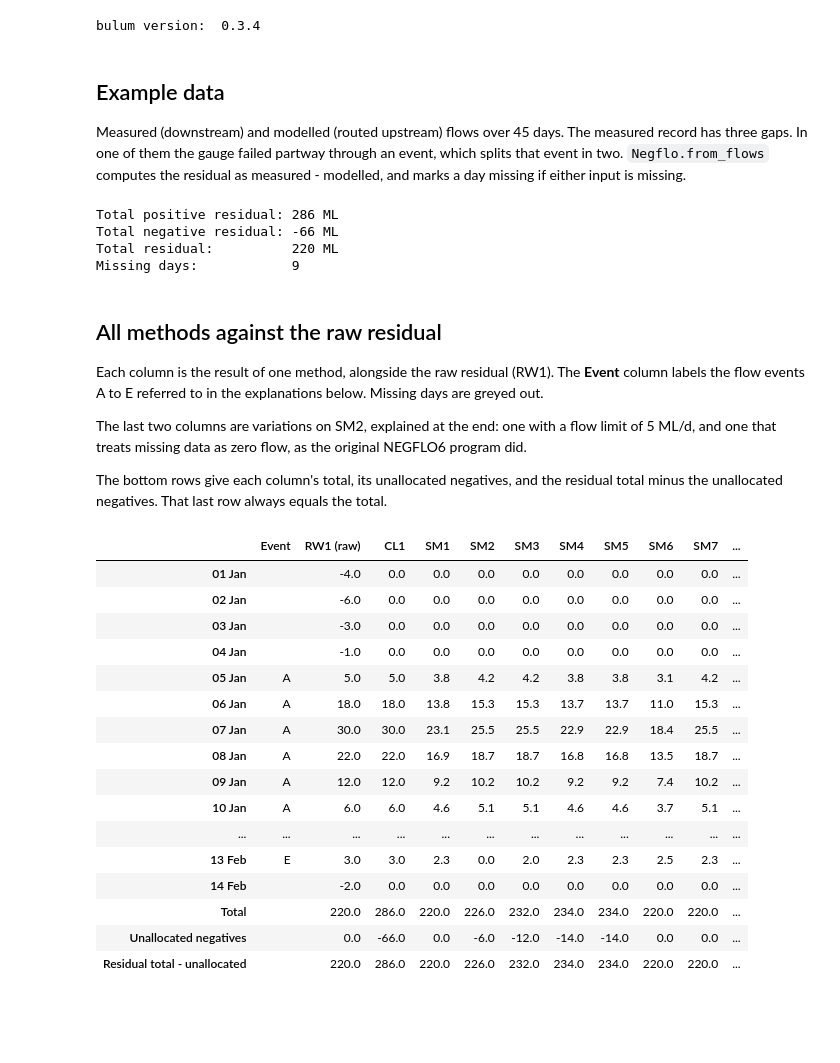
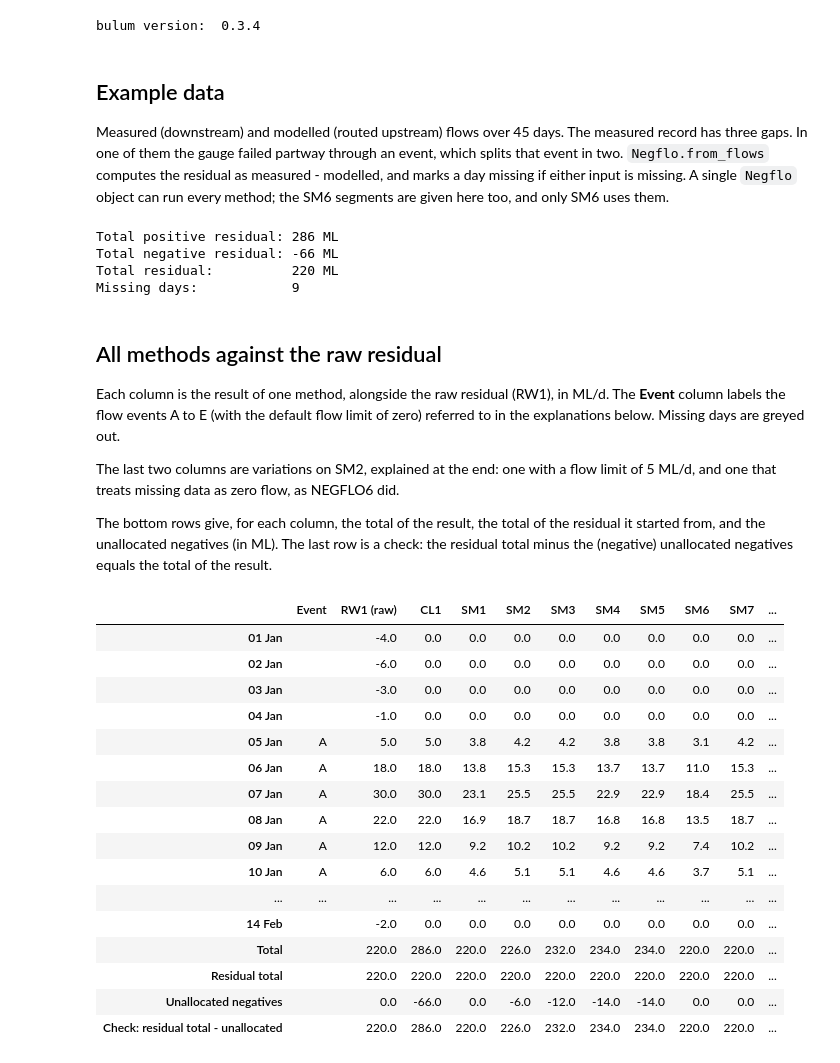
Before and after one commit to odhydrology/bulum, a Jupyter notebook: src/bulum/examples/Examples_negflo.ipynb, the cells around one changed output. Cells and saved outputs as stored; diff of their text form; code cells hidden in the pictures; blank space fills up the shorter version.

```diff
--- a/src/bulum/examples/Examples_negflo.ipynb
+++ b/src/bulum/examples/Examples_negflo.ipynb
@@ -38,6 +44,7 @@ bulum version:  0.3.4
 Measured (downstream) and modelled (routed upstream) flows over 45 days. The measured record has three gaps. In one of
 them the gauge failed partway through an event, which splits that event in two.
 `Negflo.from_flows` computes the residual as measured - modelled, and marks a day missing if either input is missing.
+A single `Negflo` object can run every method; the SM6 segments are given here too, and only SM6 uses them.
 # %%
 nan = np.nan
 dates = pd.date_range("2000-01-01", periods=45)
@@ -60,7 +67,8 @@ residual = np.array([
 modelled = pd.DataFrame({"flow": np.round(20 + 8 * np.sin(np.arange(45) * 2 * np.pi / 30), 1)}, index=dates)
 measured = modelled + residual[:, None]   # NaN on the missing days
 
-negflo = Negflo.from_flows(measured, modelled)
+segments = [(dates[0], dates[19]), (dates[20], dates[-1])]   # SM6: 1-20 Jan and 21 Jan onwards
+negflo = Negflo.from_flows(measured, modelled, segments=segments)
 raw = negflo.rw1()["flow"]
 print(f"Total positive residual: {raw[raw > 0].sum():.0f} ML")
 print(f"Total negative residual: {raw[raw < 0].sum():.0f} ML")
@@ -74,33 +82,34 @@ Missing days:            9
 # %% [markdown]
 ## All methods against the raw residual
 
-Each column is the result of one method, alongside the raw residual (RW1). The **Event** column labels the flow events
-A to E referred to in the explanations below. Missing days are greyed out.
+Each column is the result of one method, alongside the raw residual (RW1), in ML/d. The **Event** column labels the
+flow events A to E (with the default flow limit of zero) referred to in the explanations below. Missing days are
+greyed out.
 
 The last two columns are variations on SM2, explained at the end: one with a flow limit of 5 ML/d, and one that treats
-missing data as zero flow, as the original NEGFLO6 program did.
+missing data as zero flow, as NEGFLO6 did.
 
-The bottom rows give each column's total, its unallocated negatives, and the residual total minus the unallocated
-negatives. That last row always equals the total.
+The bottom rows give, for each column, the total of the result, the total of the residual it started from, and the
+unallocated negatives (in ML). The last row is a check: the residual total minus the (negative) unallocated
+negatives equals the total of the result.
 # %%
-segments = [(dates[0], dates[19]), (dates[20], dates[-1])]   # used by SM6
 runs = [
-    ("RW1 (raw)", Negflo.from_flows(measured, modelled), "rw1"),
-    ("CL1", Negflo.from_flows(measured, modelled), "cl1"),
-    ("SM1", Negflo.from_flows(measured, modelled), "sm1"),
-    ("SM2", Negflo.from_flows(measured, modelled), "sm2"),
-    ("SM3", Negflo.from_flows(measured, modelled), "sm3"),
-    ("SM4", Negflo.from_flows(measured, modelled), "sm4"),
-    ("SM5", Negflo.from_flows(measured, modelled), "sm5"),
-    ("SM6", Negflo.from_flows(measured, modelled, segments=segments), "sm6"),
-    ("SM7", Negflo.from_flows(measured, modelled), "sm7"),
+    ("RW1 (raw)", negflo, "rw1"),
+    ("CL1", negflo, "cl1"),
+    ("SM1", negflo, "sm1"),
+    ("SM2", negflo, "sm2"),
+    ("SM3", negflo, "sm3"),
+    ("SM4", negflo, "sm4"),
+    ("SM5", negflo, "sm5"),
+    ("SM6", negflo, "sm6"),
+    ("SM7", negflo, "sm7"),
     ("SM2, flow limit 5", Negflo.from_flows(measured, modelled, flow_limit=5), "sm2"),
     ("SM2, gaps as zero", Negflo.from_flows(measured.fillna(0), modelled), "sm2"),
 ]
 results, unallocated, residual_totals = {}, {}, {}
 for name, nf, method in runs:
     results[name] = getattr(nf, method)()["flow"]
-    unallocated[name] = nf.unallocated_negatives["flow"]
+    unallocated[name] = nf.unallocated_negatives["flow"]   # refers to the method just run
     residual_totals[name] = nf.rw1()["flow"].sum()
 table = pd.DataFrame(results)
 
@@ -109,41 +118,41 @@ is_event = (raw > 0).astype(int)
 event_number = (is_event.diff().fillna(is_event) == 1).cumsum()
 table.insert(0, "Event", np.where(is_event == 1, event_number.map(lambda n: "ABCDEFGH"[n - 1]), ""))
 table.index = table.index.strftime("%d %b")
 
-summary = pd.DataFrame([table.drop(columns="Event").sum(), pd.Series(unallocated)],
-                       index=["Total", "Unallocated negatives"])
-summary.loc["Residual total - unallocated"] = pd.Series(residual_totals) - summary.loc["Unallocated negatives"]
+summary = pd.DataFrame([table.drop(columns="Event").sum(), pd.Series(residual_totals), pd.Series(unallocated)],
+                       index=["Total", "Residual total", "Unallocated negatives"])
+summary.loc["Check: residual total - unallocated"] = summary.loc["Residual total"] - summary.loc["Unallocated negatives"]
 summary.insert(0, "Event", "")
 full = pd.concat([table, summary])
 
 missing_rows = list(table.index[raw.isna().to_numpy()])
 summary_rows = list(summary.index)
 (full.style
      .format("{:.1f}", subset=full.columns[1:], na_rep="missing")
      .set_properties(subset=(missing_rows, full.columns), **{"background-color": "#ebeae6", "color": "#8a8984"})
      .set_properties(subset=(summary_rows, full.columns), **{"font-weight": "bold", "border-top": "1px solid #c8c7c2"})
      .set_properties(subset=(full.index, ["RW1 (raw)"]), **{"border-right": "2px solid #c8c7c2"})
      .set_table_styles([{"selector": "th", "props": "text-align: right; padding: 2px 8px;"},
                         {"selector": "th.col_heading", "props": "max-width: 6em; vertical-align: bottom;"},
                         {"selector": "td", "props": "text-align: right; padding: 2px 8px;"}]))
 # %% [output]
 |  | Event | RW1 (raw) | CL1 | SM1 | SM2 | SM3 | SM4 | SM5 | SM6 | SM7 | ... |
 | 01 Jan |  | -4.0 | 0.0 | 0.0 | 0.0 | 0.0 | 0.0 | 0.0 | 0.0 | 0.0 | ... |
 | 02 Jan |  | -6.0 | 0.0 | 0.0 | 0.0 | 0.0 | 0.0 | 0.0 | 0.0 | 0.0 | ... |
 | 03 Jan |  | -3.0 | 0.0 | 0.0 | 0.0 | 0.0 | 0.0 | 0.0 | 0.0 | 0.0 | ... |
 | 04 Jan |  | -1.0 | 0.0 | 0.0 | 0.0 | 0.0 | 0.0 | 0.0 | 0.0 | 0.0 | ... |
 | 05 Jan | A | 5.0 | 5.0 | 3.8 | 4.2 | 4.2 | 3.8 | 3.8 | 3.1 | 4.2 | ... |
 | 06 Jan | A | 18.0 | 18.0 | 13.8 | 15.3 | 15.3 | 13.7 | 13.7 | 11.0 | 15.3 | ... |
 | 07 Jan | A | 30.0 | 30.0 | 23.1 | 25.5 | 25.5 | 22.9 | 22.9 | 18.4 | 25.5 | ... |
 | 08 Jan | A | 22.0 | 22.0 | 16.9 | 18.7 | 18.7 | 16.8 | 16.8 | 13.5 | 18.7 | ... |
 | 09 Jan | A | 12.0 | 12.0 | 9.2 | 10.2 | 10.2 | 9.2 | 9.2 | 7.4 | 10.2 | ... |
 | 10 Jan | A | 6.0 | 6.0 | 4.6 | 5.1 | 5.1 | 4.6 | 4.6 | 3.7 | 5.1 | ... |
 | ... | ... | ... | ... | ... | ... | ... | ... | ... | ... | ... | ... |
-| 13 Feb | E | 3.0 | 3.0 | 2.3 | 0.0 | 2.0 | 2.3 | 2.3 | 2.5 | 2.3 | ... |
 | 14 Feb |  | -2.0 | 0.0 | 0.0 | 0.0 | 0.0 | 0.0 | 0.0 | 0.0 | 0.0 | ... |
 | Total |  | 220.0 | 286.0 | 220.0 | 226.0 | 232.0 | 234.0 | 234.0 | 220.0 | 220.0 | ... |
+| Residual total |  | 220.0 | 220.0 | 220.0 | 220.0 | 220.0 | 220.0 | 220.0 | 220.0 | 220.0 | ... |
 | Unallocated negatives |  | 0.0 | -66.0 | 0.0 | -6.0 | -12.0 | -14.0 | -14.0 | 0.0 | 0.0 | ... |
-| Residual total - unallocated |  | 220.0 | 286.0 | 220.0 | 226.0 | 232.0 | 234.0 | 234.0 | 220.0 | 220.0 | ... |
+| Check: residual total - unallocated |  | 220.0 | 286.0 | 220.0 | 226.0 | 232.0 | 234.0 | 234.0 | 220.0 | 220.0 | ... |
 # %% [markdown]
 ## What each method did
 
```
Also changed, not shown: parts of 4 cells of this notebook, 3 other files.
